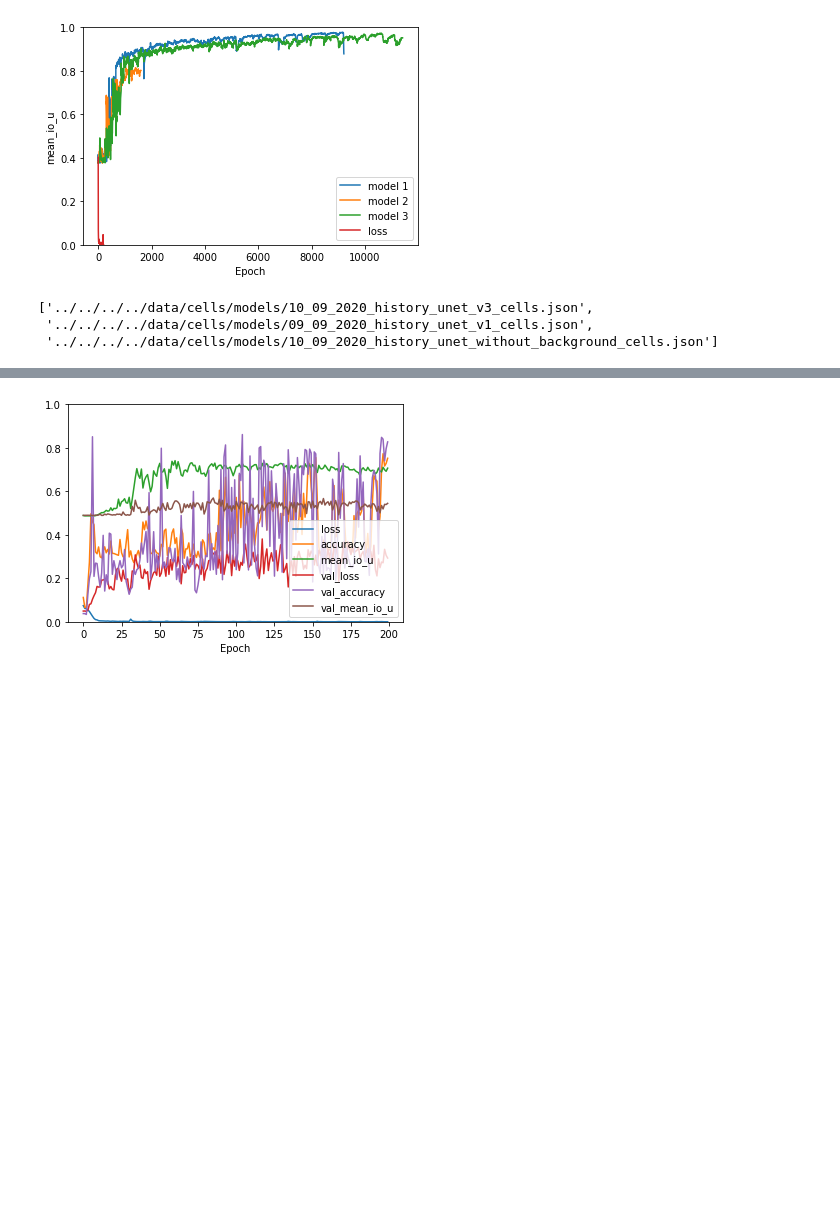
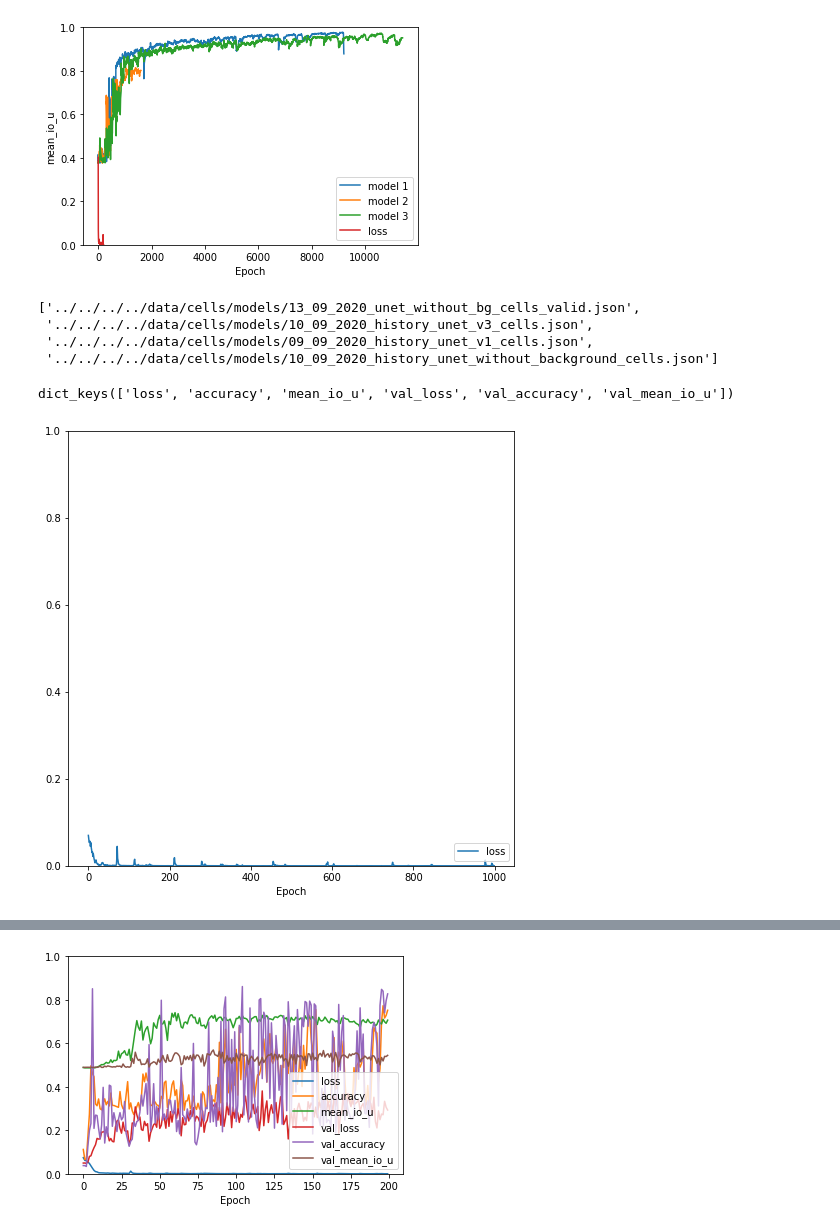
Before and after one commit to PreibischLab/PixelWise_Cell_Classification, a Jupyter notebook: V2/unet/Plot graphs.ipynb, the cells around one changed output, grey strips where cells are left out. Cells and saved outputs as stored; diff of their text form; code cells hidden in the pictures; blank space fills up the shorter version.

```diff
--- a/V2/unet/Plot graphs.ipynb
+++ b/V2/unet/Plot graphs.ipynb
@@ -84,16 +84,22 @@ import json
 import plot
 
 history_path = '../../../../data/cells/models/'
-files = ['10_09_2020_history_unet_v3_cells.json',
+# print(os.listdir(history_path))
+files = ['13_09_2020_unet_without_bg_cells_valid.json','10_09_2020_history_unet_v3_cells.json',
  '09_09_2020_history_unet_v1_cells.json',
  '10_09_2020_history_unet_without_background_cells.json']
 files = [os.path.join(history_path,f) for f in files]
 files
 # %% [output]
-['../../../../data/cells/models/10_09_2020_history_unet_v3_cells.json',
+['../../../../data/cells/models/13_09_2020_unet_without_bg_cells_valid.json',
+ '../../../../data/cells/models/10_09_2020_history_unet_v3_cells.json',
  '../../../../data/cells/models/09_09_2020_history_unet_v1_cells.json',
  '../../../../data/cells/models/10_09_2020_history_unet_without_background_cells.json']
 # %%
 history = json.load(open(files[0], 'r')).replace("'", "\"")
 history_dict = json.loads(history)
-plot.smartHistory(history_dict)
+print(history_dict.keys())
+plot.smartHistory(history_dict,['loss'])
+# %% [output]
+dict_keys(['loss', 'accuracy', 'mean_io_u', 'val_loss', 'val_accuracy', 'val_mean_io_u'])
+[figure, added]
```
Also changed, not shown: parts of 2 cells of this notebook, 14 other files.
